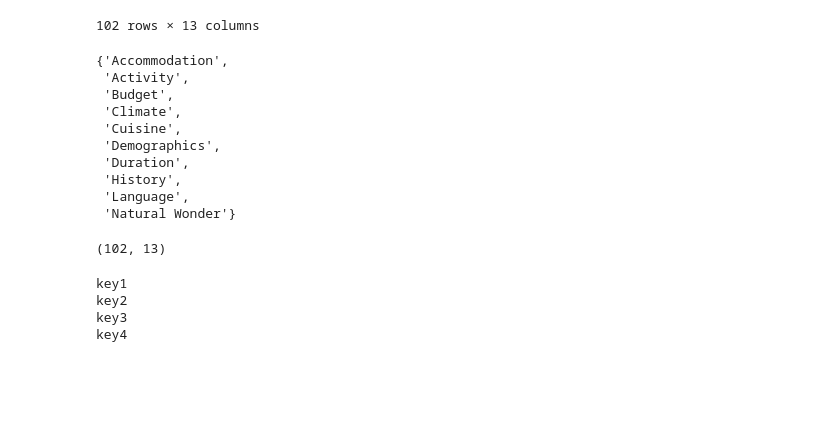
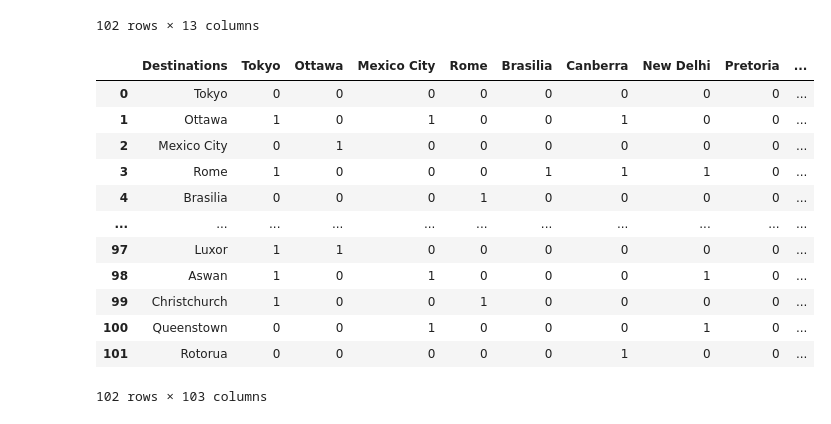
Before and after one commit to UIAI-4021/fol-pandas, a Jupyter notebook: temp.ipynb, the cells around one changed output. Cells and saved outputs as stored; diff of their text form; code cells hidden in the pictures; blank space fills up the shorter version.

```diff
--- a/temp.ipynb
+++ b/temp.ipynb
@@ -21,48 +18,20 @@ dest_df
 | 100 | Queenstown | New Zealand | Oceania | Temperate | High | Adventure | Solo | Short | Western | Modern | ... |
 | 101 | Rotorua | New Zealand | Oceania | Temperate | Medium | Cultural | Family-friendly | Short | Western | Modern | ... |
 102 rows × 13 columns
-# %%
-# Create a set of unique features
-features = set()
-for _, row in dest_df.iterrows():
-    for col in row.index:
-        if col not in ['Destinations', 'country', 'region']:
-            features.add(col)
-
-# Create a dictionary to map features to their names
-feature_dict = {feature: col.title() for feature in features}
-
-# Print the features
-features
-# %% [output]
-{'Accommodation',
- 'Activity',
- 'Budget',
- 'Climate',
- 'Cuisine',
- 'Demographics',
- 'Duration',
- 'History',
- 'Language',
- 'Natural Wonder'}
-# %%
-s = set()
-s.update(dest_df['Budget'])
-s
-dest_df.shape
-# %% [output]
-(102, 13)
-# %%
-my_dict = {
-    'key1': [1, 2, 3],
-    'key2': [4, 5, 6],
-    'key3': [1, 2, 3],
-    'key4': [7, 8, 9],
-}
-for f in my_dict:
-    print(f)
-# %% [output]
-key1
-key2
-key3
-key4
+# %%
+Adjacency_df = pd.read_csv('Adjacency_matrix.csv')
+(Adjacency_df)
+# %% [output]
+|  | Destinations | Tokyo | Ottawa | Mexico City | Rome | Brasilia | Canberra | New Delhi | Pretoria | ... |
+| 0 | Tokyo | 0 | 0 | 0 | 0 | 0 | 0 | 0 | 0 | ... |
+| 1 | Ottawa | 1 | 0 | 1 | 0 | 0 | 1 | 0 | 0 | ... |
+| 2 | Mexico City | 0 | 1 | 0 | 0 | 0 | 0 | 0 | 0 | ... |
+| 3 | Rome | 1 | 0 | 0 | 0 | 1 | 1 | 1 | 0 | ... |
+| 4 | Brasilia | 0 | 0 | 0 | 1 | 0 | 0 | 0 | 0 | ... |
+| ... | ... | ... | ... | ... | ... | ... | ... | ... | ... | ... |
+| 97 | Luxor | 1 | 1 | 0 | 0 | 0 | 0 | 0 | 0 | ... |
+| 98 | Aswan | 1 | 0 | 1 | 0 | 0 | 0 | 1 | 0 | ... |
+| 99 | Christchurch | 1 | 0 | 0 | 1 | 0 | 0 | 0 | 0 | ... |
+| 100 | Queenstown | 0 | 0 | 1 | 0 | 0 | 0 | 1 | 0 | ... |
+| 101 | Rotorua | 0 | 0 | 0 | 0 | 0 | 1 | 0 | 0 | ... |
+102 rows × 103 columns
```
Also changed, not shown: parts of 3 cells of this notebook, 2 other files.
